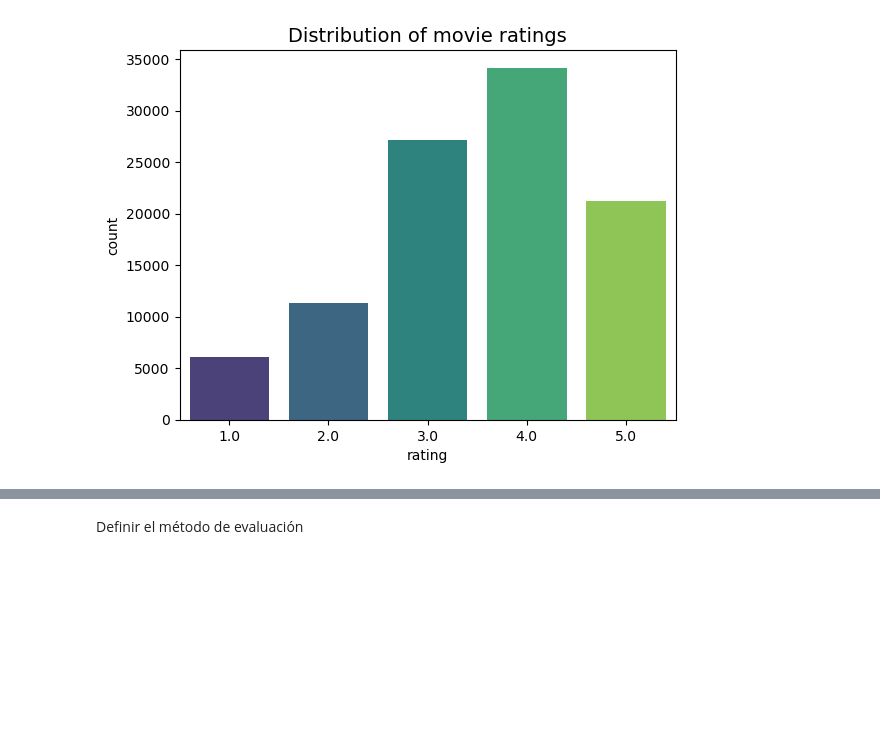
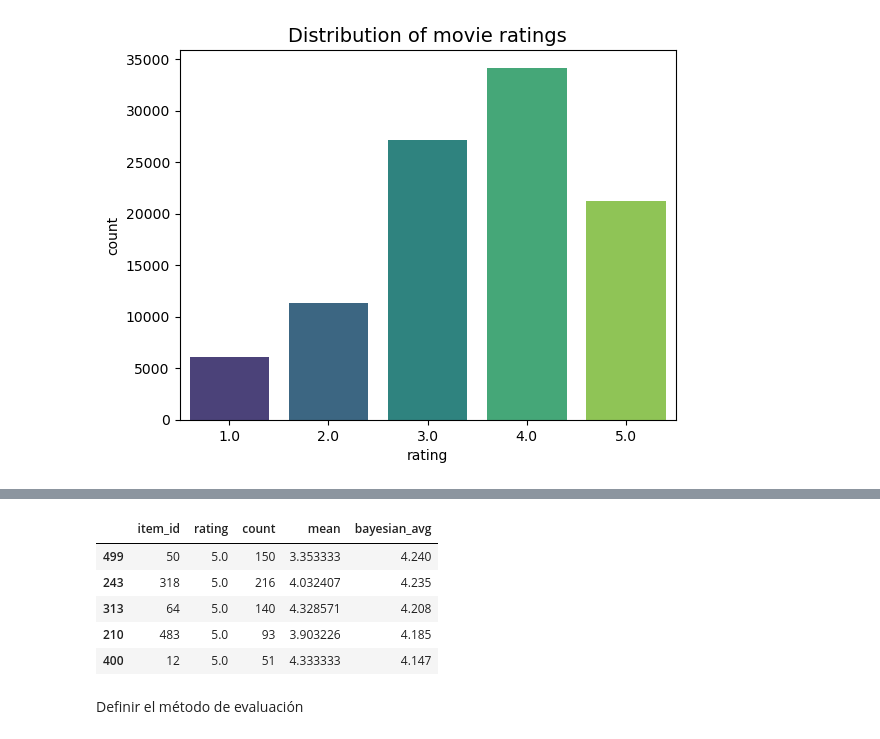
Before and after one commit to marians002/IRS-Final-Project, a Jupyter notebook: src/hybrid_recommender_cornac.ipynb, the cells around one changed output, grey strips where cells are left out. Drawn from its saved outputs; the diff is of its cells as text; code cells hidden in the pictures; blank space fills up the shorter version.

```diff
--- a/src/hybrid_recommender_cornac.ipynb
+++ b/src/hybrid_recommender_cornac.ipynb
@@ -96,3 +139,19 @@ Passing `palette` without assigning `hue` is deprecated and will be removed in v
+# %%
+df_stats = df_stats.drop(columns='user_id')
+
+bayes_avg = df_stats.groupby('item_id')['rating'].agg(bayesian_avg).reset_index()
+bayes_avg.columns = ['item_id', 'bayesian_avg']
+df_stats = df_stats.merge(bayes_avg, on='item_id')
+df_stats = df_stats.drop_duplicates(subset='item_id')
+df_stats = df_stats.sort_values('bayesian_avg', ascending=False)
+df_stats.head()
+# %% [output]
+|  | item_id | rating | count | mean | bayesian_avg |
+| 499 | 50 | 5.0 | 150 | 3.353333 | 4.240 |
+| 243 | 318 | 5.0 | 216 | 4.032407 | 4.235 |
+| 313 | 64 | 5.0 | 140 | 4.328571 | 4.208 |
+| 210 | 483 | 5.0 | 93 | 3.903226 | 4.185 |
+| 400 | 12 | 5.0 | 51 | 4.333333 | 4.147 |
 # %% [markdown]
 Definir el método de evaluación
 # %%
```
Also changed, not shown: parts of 5 cells of this notebook.
